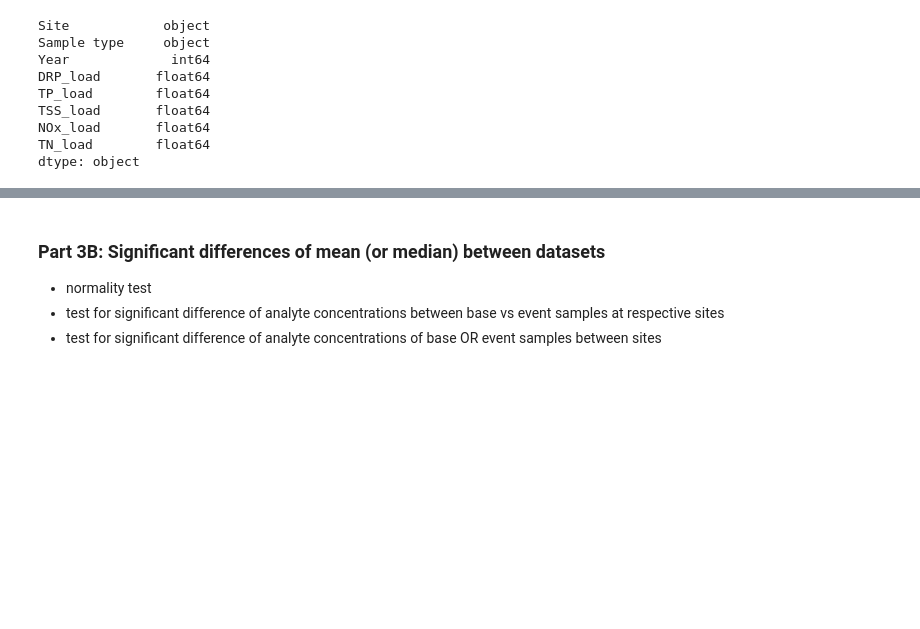
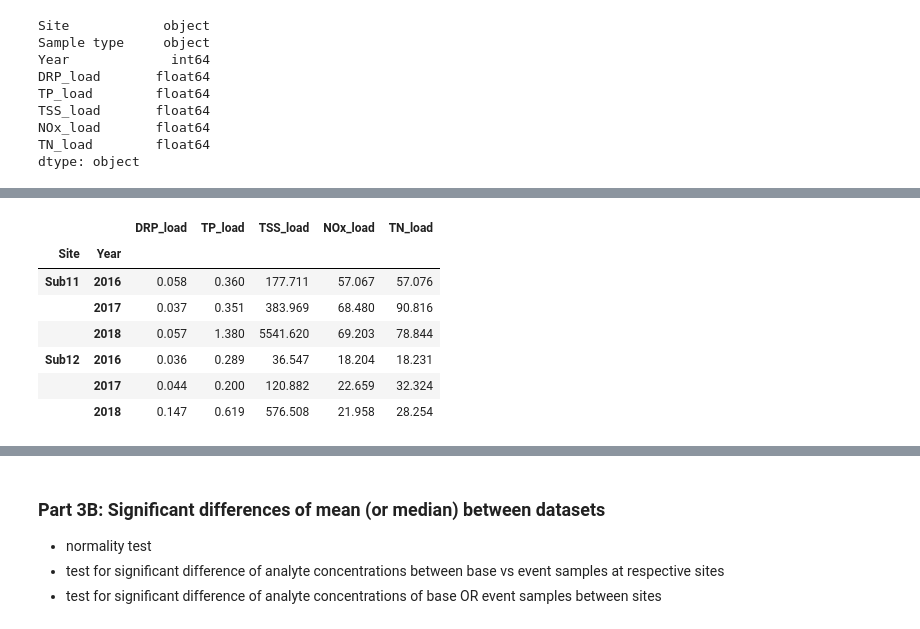
Before and after one commit to jiyeow/jy_project, a Jupyter notebook: ABE516x_finalproject.ipynb, the cells around one changed output, grey strips where cells are left out. Drawn from its saved outputs; the diff is of its cells as text; code cells hidden in the pictures; blank space fills up the shorter version.

```diff
--- a/ABE516x_finalproject.ipynb
+++ b/ABE516x_finalproject.ipynb
@@ -314,0 +303,14 @@ for y in list_of_analytes:
+# %%
+# calculate the annual load of all analytes but combine sample type
+data_load_summary2 = data_load.groupby(['Site', 'Year'])['DRP_load','TP_load', 'TSS_load', 'NOx_load', 'TN_load'].sum()
+data_load_summary2 = data_load_summary2.round(3)
+data_load_summary2
+# %% [output]
+|  |  | DRP_load | TP_load | TSS_load | NOx_load | TN_load |
+| Site | Year |  |  |  |  |  |
+| Sub11 | 2016 | 0.058 | 0.360 | 177.711 | 57.067 | 57.076 |
+|  | 2017 | 0.037 | 0.351 | 383.969 | 68.480 | 90.816 |
+|  | 2018 | 0.057 | 1.380 | 5541.620 | 69.203 | 78.844 |
+| Sub12 | 2016 | 0.036 | 0.289 | 36.547 | 18.204 | 18.231 |
+|  | 2017 | 0.044 | 0.200 | 120.882 | 22.659 | 32.324 |
+|  | 2018 | 0.147 | 0.619 | 576.508 | 21.958 | 28.254 |
```
Also changed, not shown: parts of 12 cells of this notebook.
